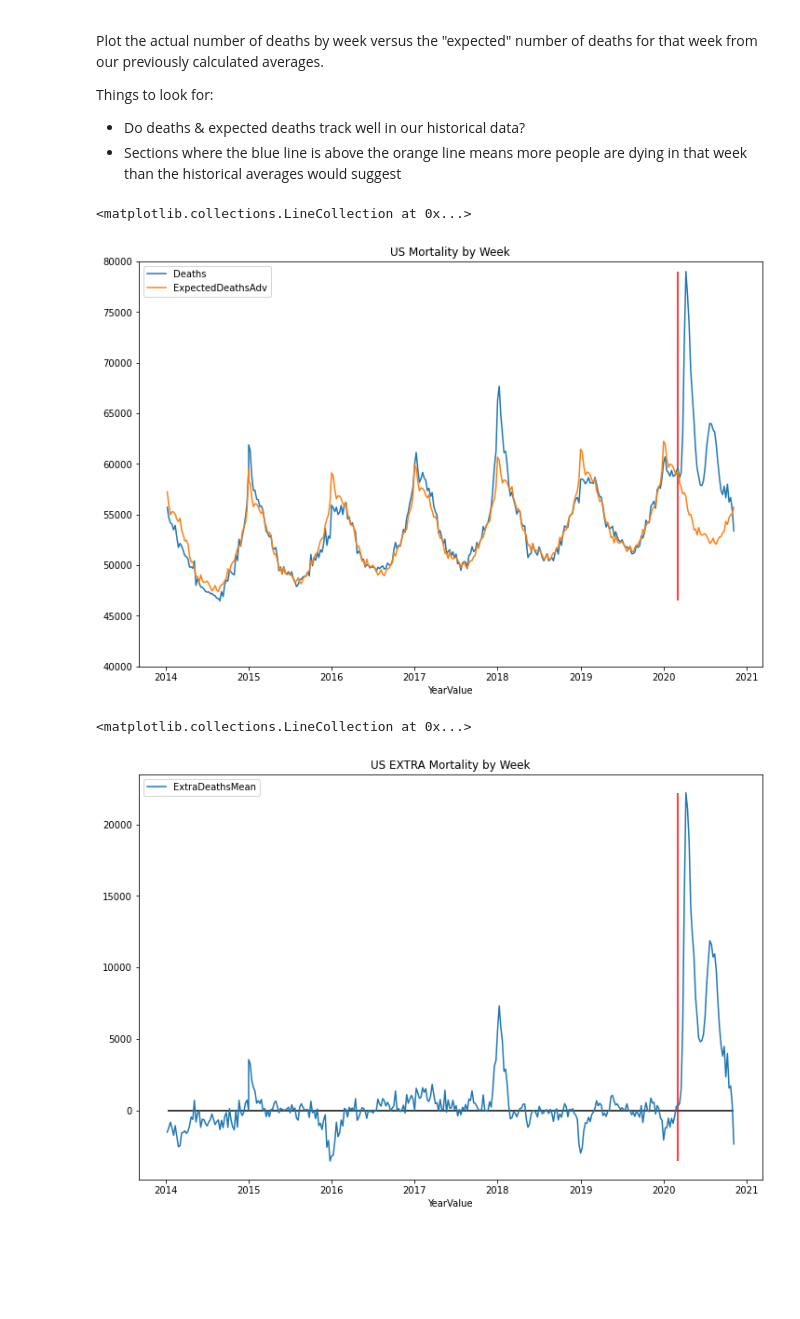
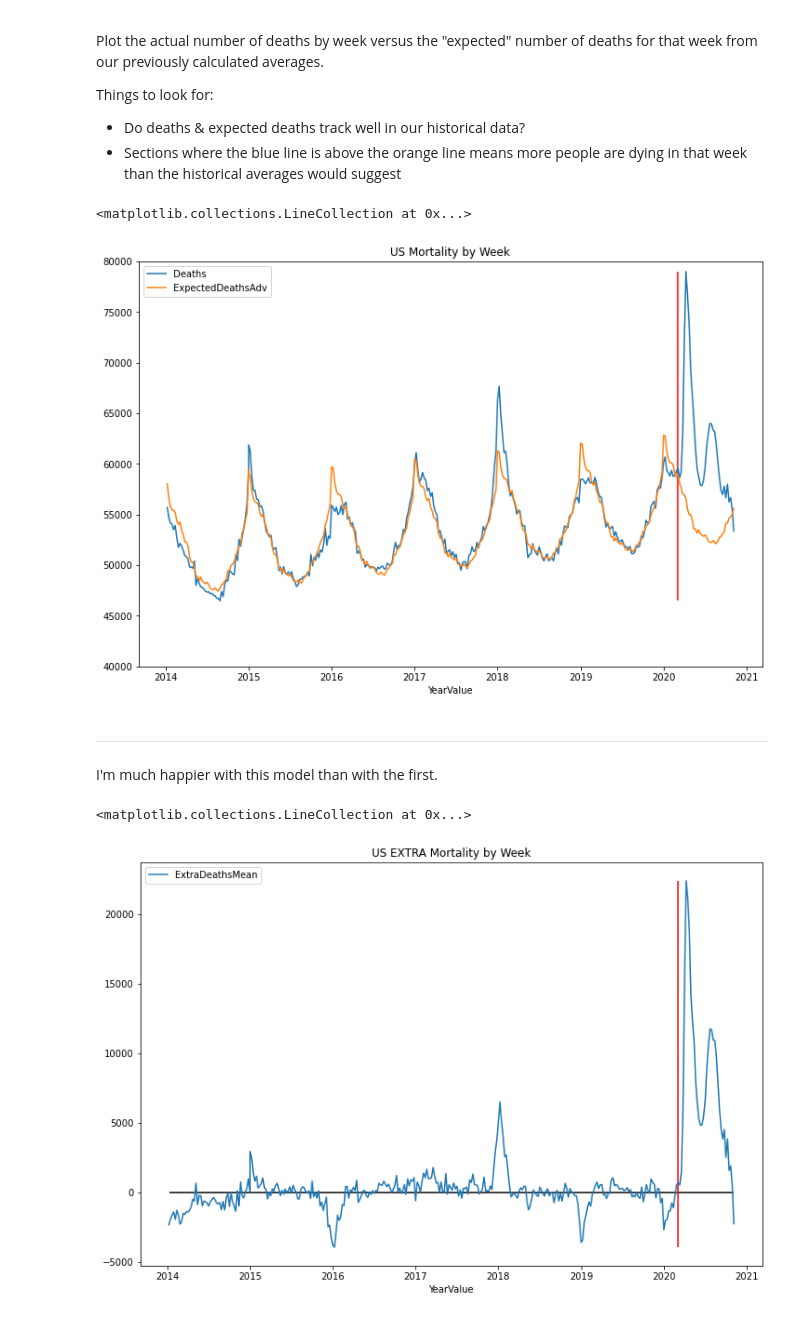
Before and after one commit to btrapp/covidmortality2020, a Jupyter notebook: Mortality.ipynb, the cells around one changed output. Saved outputs shown, nothing was run; the diff lists cells and outputs as text; code cells hidden in the pictures; blank space fills up the shorter version.

```diff
--- a/Mortality.ipynb
+++ b/Mortality.ipynb
@@ -117,5 +121,4 @@ print(dfUs[-5:])
 # %%
-#Feature engineering:
 #Add a helpful column that's the year and week joined together with short weeks like 4 padded to '04'
 yr = dfUs['Year'].astype(str)+'-'+dfUs['Week'].astype(str).str.pad(2,fillchar='0')
 dfUs['YYYY-WW'] = yr
@@ -126,6 +129,9 @@ dfUs['YearValue']=dfUs['Year']+ ((dfUs['Week']-1)/52.0)
 
 print(dfUs[:5])
 print(dfUs[-5:])
+
+#Lets keep a variable around to represent March 2020, when things started to get crazy:
+MARCH2020 = 2020 + ((3-1)/12.0)
 # %% [output]
         Jurisdiction  Year  Week   Deaths  YYYY-WW    YearValue
 13834  United States  2014     2  55715.0  2014-02  2014.019231
@@ -247,7 +267,7 @@ model = LinearRegression().fit(x,y)
 #print(f)
 y_pred = model.predict(x)
 
-#Now use a delta y of the number of dealth minus the number of deaths predicted by the year linear model
+#Calculate the residuals left after applying the year based model:
 yPredResiduals = dfOld['Deaths']-y_pred
 week = dfOld['Week']
 #print(dy)
@@ -260,14 +280,14 @@ dfYearAdjusted['PredDeathResidual'] = yPredResiduals
 #print(dfYearAdjusted)
 
 #Lets try a simple mean/median by week as two simple predictors
-avgDeathsDfAdj = dfYearAdjusted.groupby('Week').agg({'PredDeathResidual':[np.median,np.mean]}).reset_index()
-print(avgDeathsDfAdj[:5])
-print(avgDeathsDfAdj[-5:])
-valsAdj = avgDeathsDfAdj.values;
+avgDeathsDfAdv = dfYearAdjusted.groupby('Week').agg({'PredDeathResidual':[np.median,np.mean]}).reset_index()
+print(avgDeathsDfAdv[:5])
+print(avgDeathsDfAdv[-5:])
+valsAdv = avgDeathsDfAdv.values;
 #print(vals)
-dictMedianAdj = {a : b for a,b,c in valsAdj}
-dictMeandj = {a : c for a,b,c in valsAdj}
-print(dictMedianAdj)
+dictMedianAdv = {a : b for a,b,c in valsAdv}
+dictMeanAdv = {a : c for a,b,c in valsAdv}
+print(dictMeanAdv)
 # %% [output]
   Week PredDeathResidual
                   median         mean
@@ -296,7 +316,7 @@ plt.scatter(x=dfYearAdjusted['Week'],y=dfYearAdjusted['PredDeathResidual'],facec
 #Now run the yearly predictor for all the data:
 yPredYear = model.predict(dfUs['YearValue'].to_numpy().reshape((-1, 1)))
 dfUs['PredJustYear']=yPredYear #The year component
-dfUs['PredJustMonth']=dfUs['Week'].map(dictMedianAdj) #The week component
+dfUs['PredJustMonth']=dfUs['Week'].map(dictMeanAdv) #The week component
 dfUs['ExpectedDeathsAdv']=dfUs['PredJustYear']+dfUs['PredJustMonth']
 dfUs.head()
 # %% [output]
@@ -336,16 +356,19 @@ dfUs.plot(title='US Mortality by Week',x='YearValue',y=['Deaths','ExpectedDeaths
 #Why can't i draw vertical year lines?
 #plt.vlines(x=['2015-01','2016-01'],ymin=y_min, ymax=y_max)
 #Draw a line at March 2020
-plt.vlines(2020+(2/12.0),dfUs.Deaths.min(),dfUs.Deaths.max(),color='red')
+plt.vlines(MARCH2020,dfUs.Deaths.min(),dfUs.Deaths.max(),color='red')
 # %% [output]
 <matplotlib.collections.LineCollection at 0x...>
-[figure, old version]
+[figure, new version]
+# %% [markdown]
+---
+I'm much happier with this model than with the first.
 # %%
 dfUs.plot(title='US EXTRA Mortality by Week',x='YearValue',y=['ExtraDeathsMean'],figsize=(12,8))
 #Draw a line at y=0 (where expected deaths=actual deaths)
 plt.hlines(0,min(dfUs['YearValue']), max(dfUs['YearValue']),color='black')
 #Draw a line at March 2020
-plt.vlines(2020+(2/12.0),dfUs.ExtraDeathsMean.min(),dfUs.ExtraDeathsMean.max(),color='red')
+plt.vlines(MARCH2020,dfUs.ExtraDeathsMean.min(),dfUs.ExtraDeathsMean.max(),color='red')
 # %% [output]
 <matplotlib.collections.LineCollection at 0x...>
-[figure, old version]
+[figure, new version]
```
Also changed, not shown: parts of 12 cells of this notebook, 7 other files.
